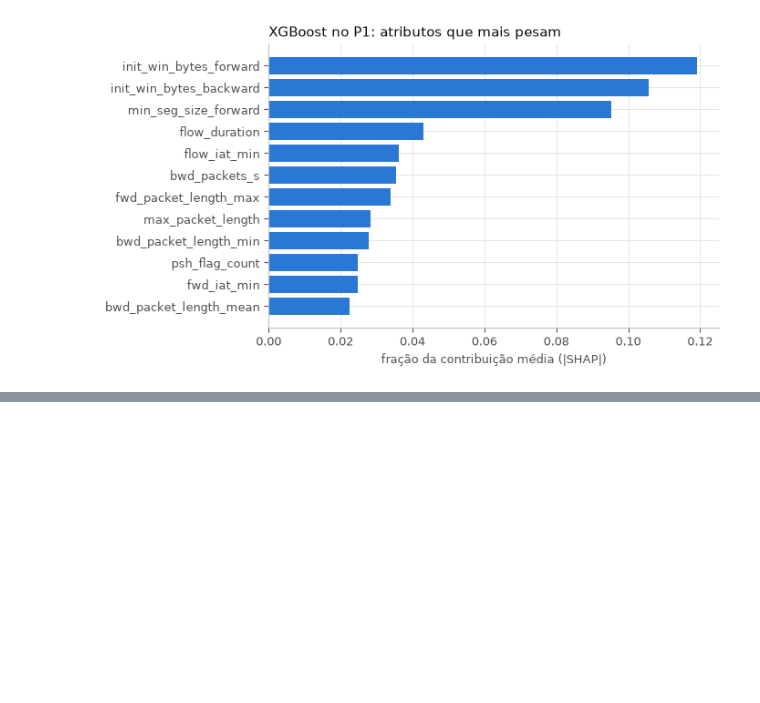
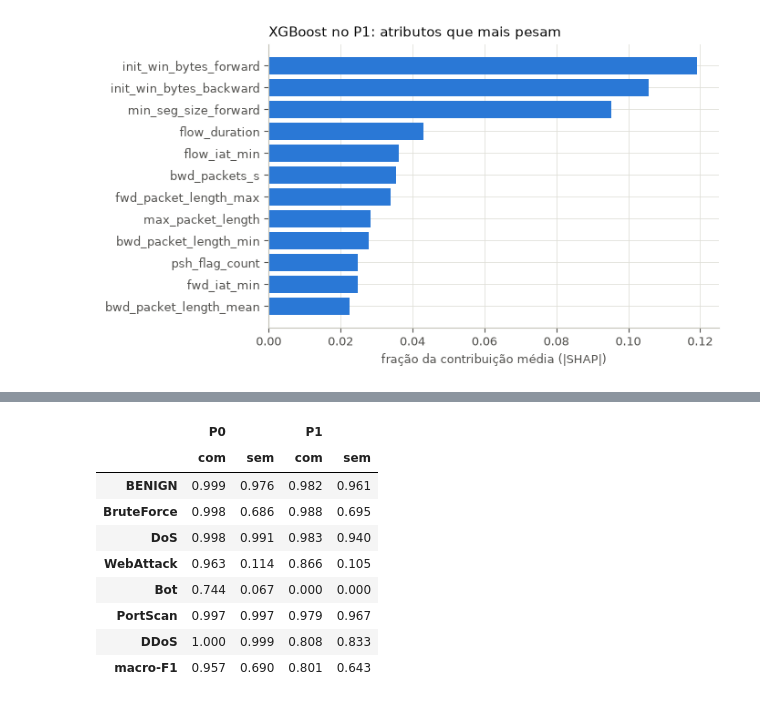
Before and after one commit to IsabelaaTeixeira/ids-ml, a Jupyter notebook: notebooks/02_supervisionado.ipynb, the cells around one changed output, grey strips where cells are left out. Drawn from its saved outputs; the diff is of its cells as text; code cells hidden in the pictures; blank space fills up the shorter version.

```diff
--- a/notebooks/02_supervisionado.ipynb
+++ b/notebooks/02_supervisionado.ipynb
@@ -358,0 +364,20 @@ sutil. Fica como hipótese para testar: treinar sem esses atributos e ver quanto
+# %%
+pairs = [("xgb_random", "xgb_random_sem_tcp"), ("xgb_temporal", "xgb_temporal_sem_tcp")]
+columns = {}
+for with_tcp, without_tcp in pairs:
+    protocol = PROTOCOL[RESULTS[with_tcp]["protocol"]]
+    for label, name in [("com", with_tcp), ("sem", without_tcp)]:
+        f1 = {f: RESULTS[name]["test"]["per_class"][f]["f1"] for f in FAMILIES}
+        columns[(protocol, label)] = f1 | {"macro-F1": RESULTS[name]["test"]["macro_f1"]}
+display(pd.DataFrame(columns).round(3))
+# %% [output]
+|  | P0 |  | P1 |  |
+|  | com | sem | com | sem |
+| BENIGN | 0.999 | 0.976 | 0.982 | 0.961 |
+| BruteForce | 0.998 | 0.686 | 0.988 | 0.695 |
+| DoS | 0.998 | 0.991 | 0.983 | 0.940 |
+| WebAttack | 0.963 | 0.114 | 0.866 | 0.105 |
+| Bot | 0.744 | 0.067 | 0.000 | 0.000 |
+| PortScan | 0.997 | 0.997 | 0.979 | 0.967 |
+| DDoS | 1.000 | 0.999 | 0.808 | 0.833 |
+| macro-F1 | 0.957 | 0.690 | 0.801 | 0.643 |
```
Also changed, not shown: parts of 6 cells of this notebook, 7 other files.
